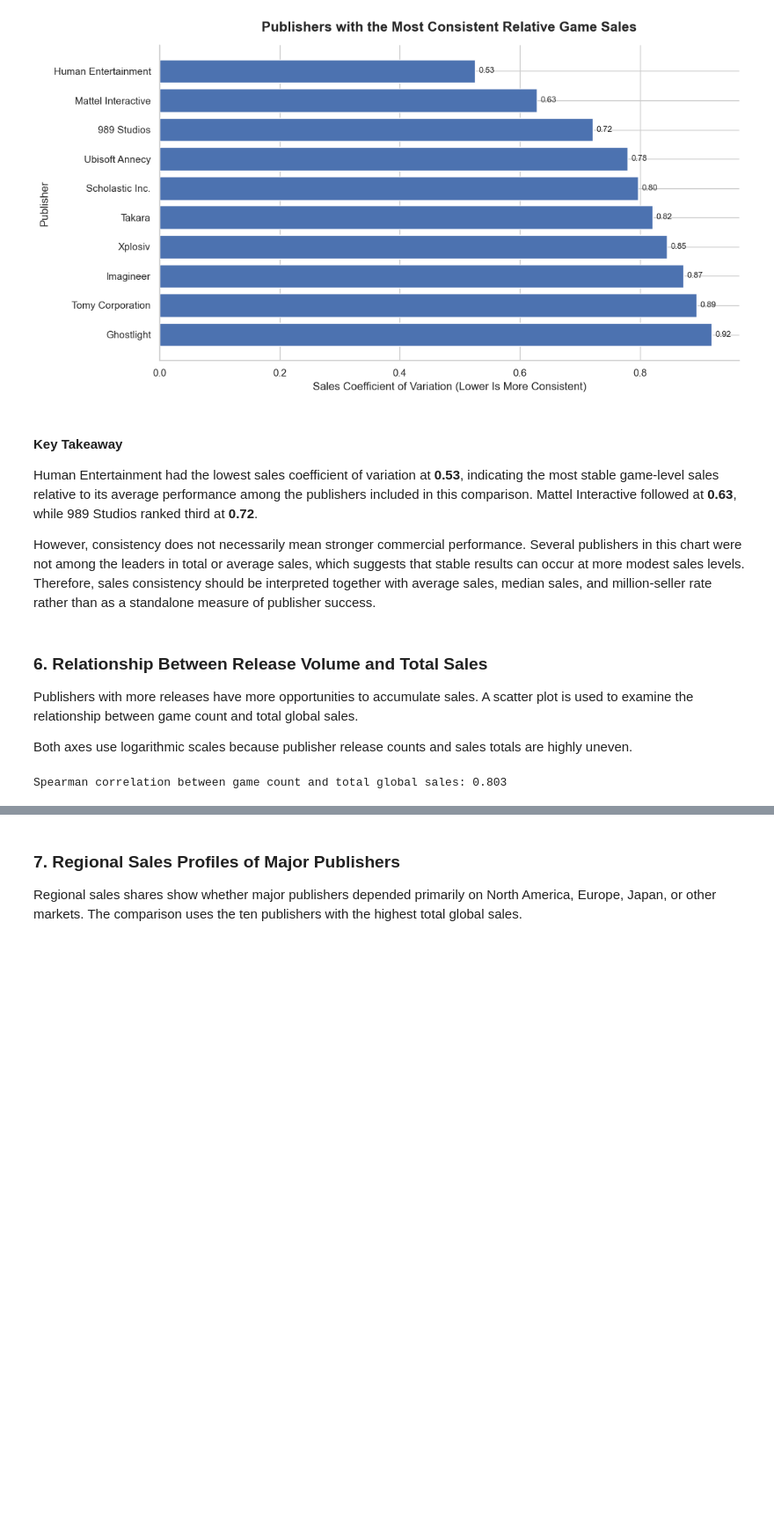
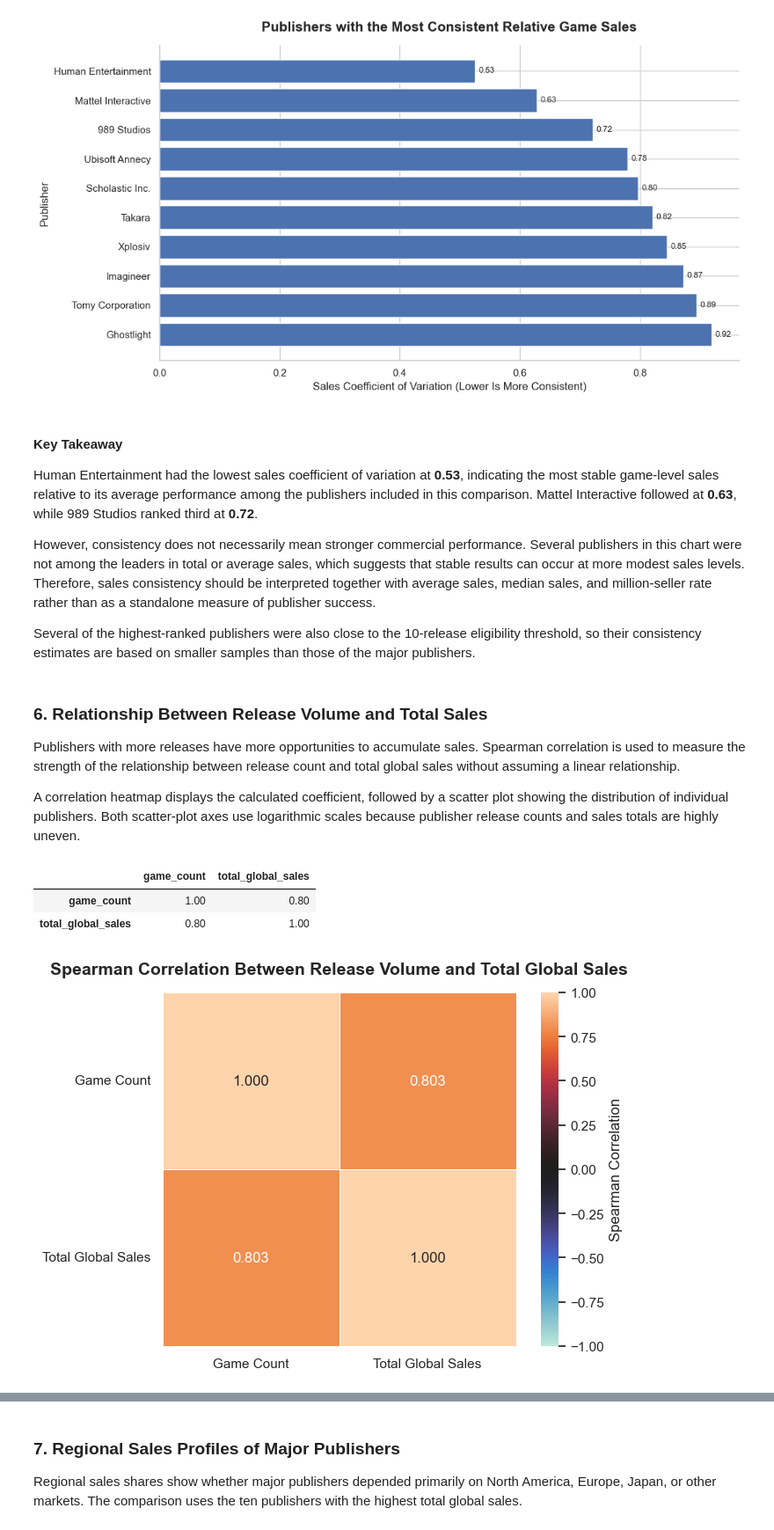
Before and after one commit to tylernsocial/data-analysis-on-the-videogame-industry, a Jupyter notebook: notebooks/research_questions_and_modeling/06_publisher_sales_performance.ipynb, the cells around one changed output, grey strips where cells are left out. Shown at 88% size. Cells and saved outputs as stored; diff of their text form; code cells hidden in the pictures; blank space fills up the shorter version.

```diff
--- a/notebooks/research_questions_and_modeling/06_publisher_sales_performance.ipynb
+++ b/notebooks/research_questions_and_modeling/06_publisher_sales_performance.ipynb
@@ -589,23 +597,66 @@ plt.show()
 Human Entertainment had the lowest sales coefficient of variation at **0.53**, indicating the most stable game-level sales relative to its average performance among the publishers included in this comparison. Mattel Interactive followed at **0.63**, while 989 Studios ranked third at **0.72**.
 
 However, consistency does not necessarily mean stronger commercial performance. Several publishers in this chart were not among the leaders in total or average sales, which suggests that stable results can occur at more modest sales levels. Therefore, sales consistency should be interpreted together with average sales, median sales, and million-seller rate rather than as a standalone measure of publisher success.
+
+Several of the highest-ranked publishers were also close to the 10-release eligibility threshold, so their consistency estimates are based on smaller samples than those of the major publishers.
 # %% [markdown]
 ### 6. Relationship Between Release Volume and Total Sales
 
-Publishers with more releases have more opportunities to accumulate sales. A scatter plot is used to examine the relationship between game count and total global sales.
+Publishers with more releases have more opportunities to accumulate sales. Spearman correlation is used to measure the strength of the relationship between release count and total global sales without assuming a linear relationship.
 
-Both axes use logarithmic scales because publisher release counts and sales totals are highly uneven.
+A correlation heatmap displays the calculated coefficient, followed by a scatter plot showing the distribution of individual publishers. Both scatter-plot axes use logarithmic scales because publisher release counts and sales totals are highly uneven.
 # %%
-volume_sales_correlation = publisher_summary[[
-    "game_count", "total_global_sales"
-]].corr(method="spearman").iloc[0, 1]
+correlation_columns = [
+    "game_count",
+    "total_global_sales",
+]
 
-print(
-    f"Spearman correlation between game count and total global sales: "
-    f"{volume_sales_correlation:.3f}"
+volume_sales_correlation_matrix = (
+    publisher_summary[correlation_columns]
+    .corr(method="spearman")
 )
+
+display(volume_sales_correlation_matrix)
+
+fig, ax = plt.subplots(figsize=(7, 5))
+
+sns.heatmap(
+    volume_sales_correlation_matrix,
+    annot=True,
+    fmt=".3f",
+    vmin=-1,
+    vmax=1,
+    center=0,
+    square=True,
+    linewidths=0.5,
+    cbar_kws={"label": "Spearman Correlation"},
+    ax=ax,
+)
+
+ax.set_title(
+    "Spearman Correlation Between Release Volume and Total Global Sales",
+    fontsize=14,
+    fontweight="bold",
+    pad=15,
+)
+
+ax.set_xticklabels(
+    ["Game Count", "Total Global Sales"],
+    rotation=0,
+)
+
+ax.set_yticklabels(
+    ["Game Count", "Total Global Sales"],
+    rotation=0,
+)
+
+plt.tight_layout()
+plt.show()
 # %% [output]
-Spearman correlation between game count and total global sales: 0.803
+|  | game_count | total_global_sales |
+| game_count | 1.00 | 0.80 |
+| total_global_sales | 0.80 | 1.00 |
+[figure, added]
 # %%
 fig, ax = plt.subplots(figsize=(11, 7))
 
```
Also changed, not shown: parts of 7 cells of this notebook.
